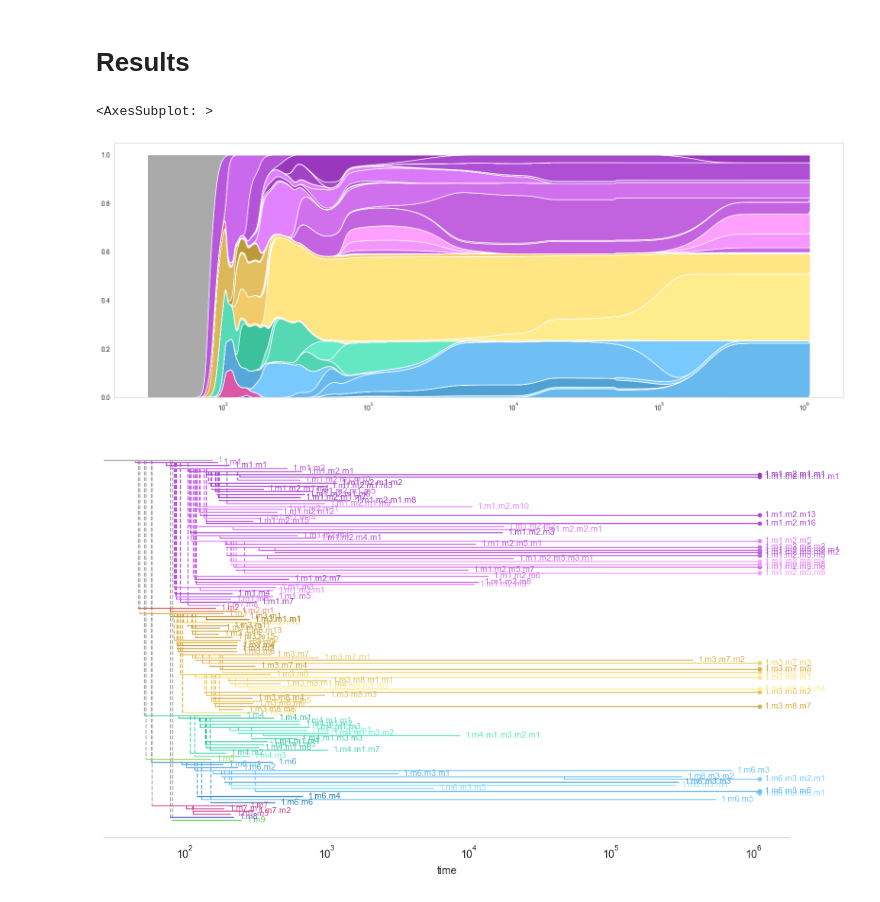
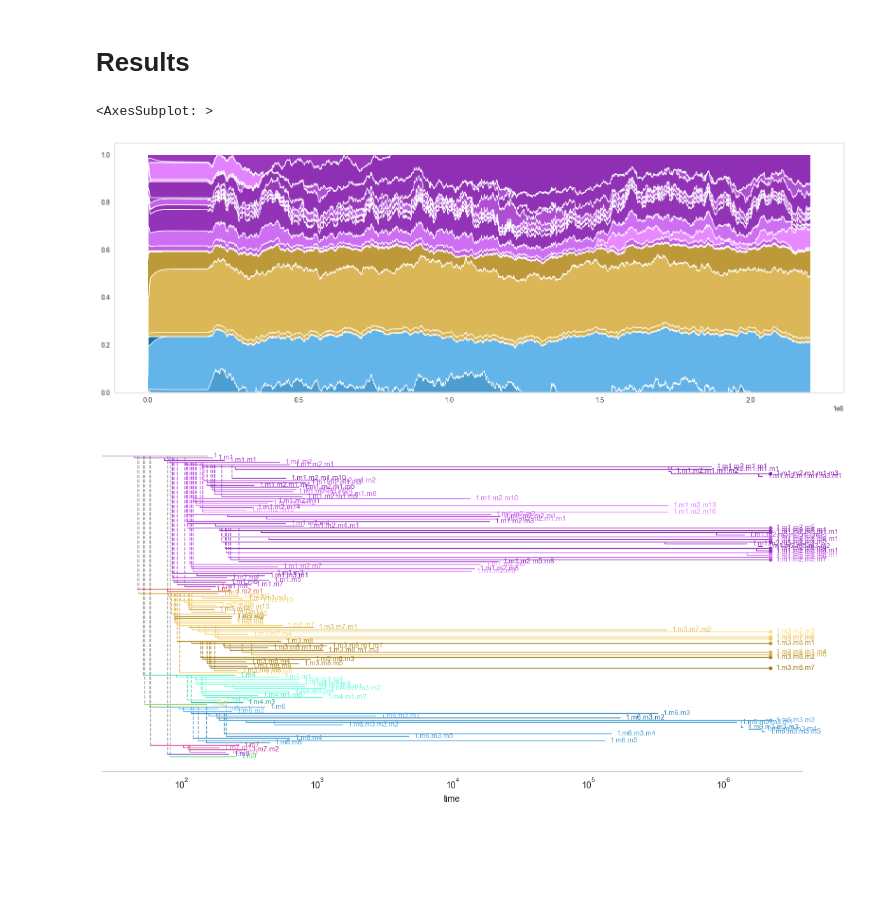
Before and after one commit to ryansmcgee/ecoevocrm, a Jupyter notebook: src/ecoevocrm/notebooks/solomon/2024-01-06_persistence-experiment_dev.ipynb, the cells around one changed output. Cells and saved outputs as stored; diff of their text form; code cells hidden in the pictures; blank space fills up the shorter version.

Commit message:
Minor fixes and confirmation that basic consumer resource scenario with variable influx rate (a la Tikhonov lab) still works in updated framework.

```diff
--- a/src/ecoevocrm/notebooks/solomon/2024-01-06_persistence-experiment_dev.ipynb
+++ b/src/ecoevocrm/notebooks/solomon/2024-01-06_persistence-experiment_dev.ipynb
@@ -67,14 +67,14 @@ ENV_ETA_STD_persist = 1e-8
 # %%
 # Adaption epoch
-rho_series_adapt = utils.brownian_series(T=T_adapt, dt=dt_env, num_series=num_resources, return_interp=False,
+influx_series_adapt = utils.brownian_series(T=T_adapt, dt=dt_env, num_series=num_resources, return_interp=False,
                                          eta_std=ENV_ETA_STD_adapt, eta_mean=0, lamda=1e-3, k=1e-8, y0=1, v0=0, seed=ENV_SEED)
 # %%
 # Persistence epoch
-rho_series_persist = utils.brownian_series(T=T_persist, dt=dt_env, num_series=num_resources, return_interp=False,
+influx_series_persist = utils.brownian_series(T=T_persist, dt=dt_env, num_series=num_resources, return_interp=False,
                                            eta_std=ENV_ETA_STD_persist, eta_mean=0, lamda=1e-3, k=1e-8, y0=1, v0=0, seed=10*ENV_SEED)
 # %%
 # Overall Environment
-rho_series = scipy.interpolate.interp1d(np.hstack([rho_series_adapt[1], T_adapt+rho_series_persist[1]]), np.hstack([rho_series_adapt[0], rho_series_persist[0]]))
+influx_series = scipy.interpolate.interp1d(np.hstack([influx_series_adapt[1], T_adapt+influx_series_persist[1]]), np.hstack([influx_series_adapt[0], influx_series_persist[0]]))
 # %%
 resource_colors = sns.color_palette('terrain', num_resources)
 fig, ax = plt.subplots(1, 1, figsize=(20, 5))
@@ -97,7 +91,8 @@ carrying_capacity = 1e9
 # %%
 SIM_SEED = 1
 # %%
-community = Community(traits=traits_init, cost_baseline=cost_baseline, cost_trait=cost_trait, cost_interaction=J, N_init=N_init, R_init=R_init, seed=SIM_SEED)
+community = Community(traits=traits_init, cost_baseline=cost_baseline, cost_trait=cost_trait, cost_interaction=J,
+                      influx_rate=influx_series, N_init=N_init, R_init=R_init, seed=SIM_SEED)
 # %%
 fig, ax = plt.subplots(1, 1, figsize=(4, 10))
 viz.attributes_plot(community.type_set, ax=ax, annot_alpha=0)
@@ -133,16 +128,16 @@ type_colors, _ = viz.type_styles_by_phylogeny(community.type_set, palette_depth=
                                               color_step_min=0.01, color_step_max=0.25, color_step_scale=1, color_step_dir='random')
 # %%
 fig, ax = plt.subplots(1, 1, figsize=(16, 6))
-viz.abundance_plot(community, ax=ax, type_colors=type_colors, relative_abundance=True, stacked=True, baseline='sym', log_x_axis=True, palette_depth=1, t_min=30)
+viz.abundance_plot(community, ax=ax, type_colors=type_colors, relative_abundance=True, stacked=True, baseline='sym', log_x_axis=False, palette_depth=1, t_min=30)
 # %% [output]
 <AxesSubplot: >
-[figure, old version]
+[figure, new version]
 # %%
-fig, ax = plt.subplots(1, 1, figsize=(10, 6))
+fig, ax = plt.subplots(1, 1, figsize=(12, 6))
 viz.phylogeny_plot(community, ax=ax, type_colors=type_colors, annot_lineageIDs=True, annot_traits=False, annot_extinct=True, annot_fontsize=8, log_x_axis=True)
 # print(community.type_set.phylogeny)
 # %% [output]
-[figure, old version]
+[figure, new version]
 # %%
 # fig, ax = plt.subplots(1, 1, figsize=(12, 6))
 # viz.resource_plot(community, ax=ax, stacked=True, relative=False, log_x_axis=True, log_y_axis=False)
```
Also changed, not shown: parts of 9 cells of this notebook, 1 other file.
